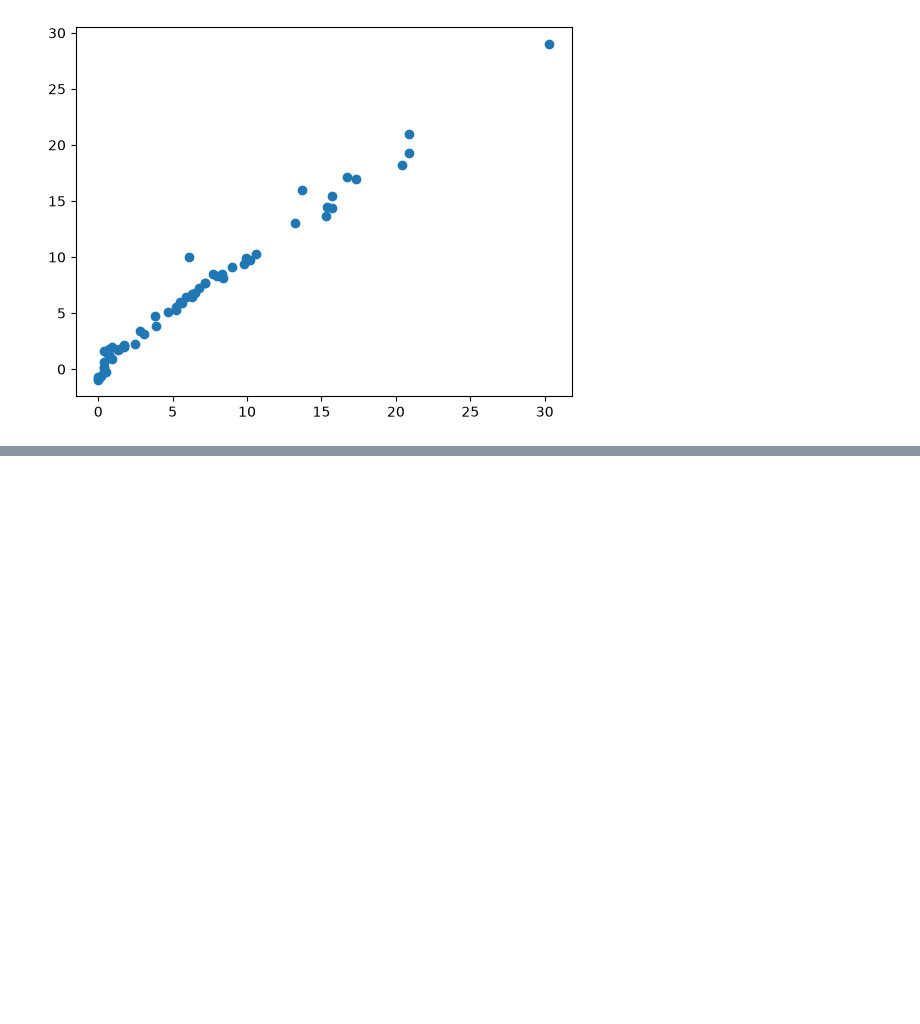
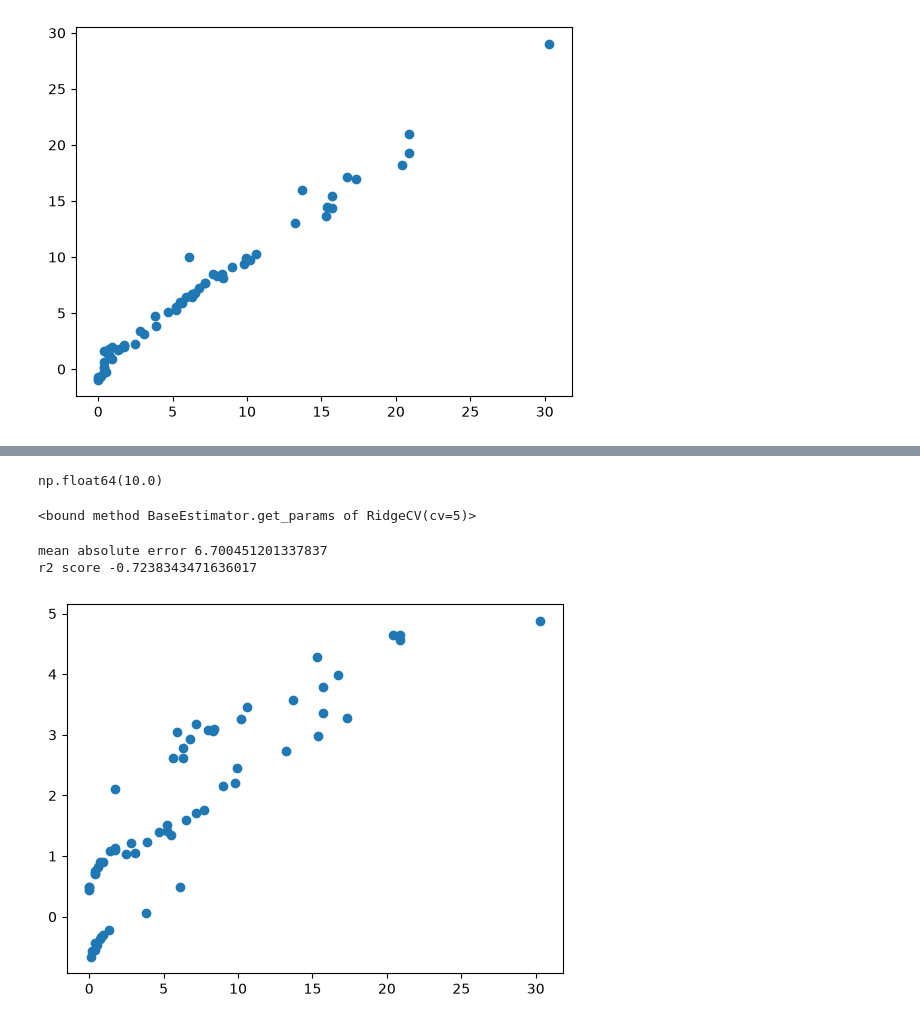
Before and after one commit to mohdshubair313/machine-learning-concepts, a Jupyter notebook: 1_linear_Reg__model_trainiingProject/model_training.ipynb, the cells around one changed output, grey strips where cells are left out. Cells and saved outputs as stored; diff of their text form; code cells hidden in the pictures; blank space fills up the shorter version.

```diff
--- a/1_linear_Reg__model_trainiingProject/model_training.ipynb
+++ b/1_linear_Reg__model_trainiingProject/model_training.ipynb
@@ -366,0 +371,25 @@ print("r2 score", score)
+# %%
+ridge.alpha_
+# %% [output]
+np.float64(10.0)
+# %%
+ridge.get_params
+# %% [output]
+<bound method BaseEstimator.get_params of RidgeCV(cv=5)>
+# %%
+## elastic net CV
+
+from sklearn.linear_model import ElasticNetCV
+
+elasticCV = ElasticNetCV(cv=5)
+elasticCV.fit(X_train, y_train)
+plt.scatter(y_tests, y_pred)
+y_pred = elasticCV.predict(X_test_scaled)
+mae = mean_absolute_error(y_tests, y_pred)
+score = r2_score(y_tests, y_pred)
+print("mean absolute error", mae)
+print("r2 score", score)
+# %% [output]
+mean absolute error 6.700451201337837
+r2 score -0.7238343471636017
+[figure, added]
```
Also changed, not shown: parts of 1 cell of this notebook, 2 other files.
